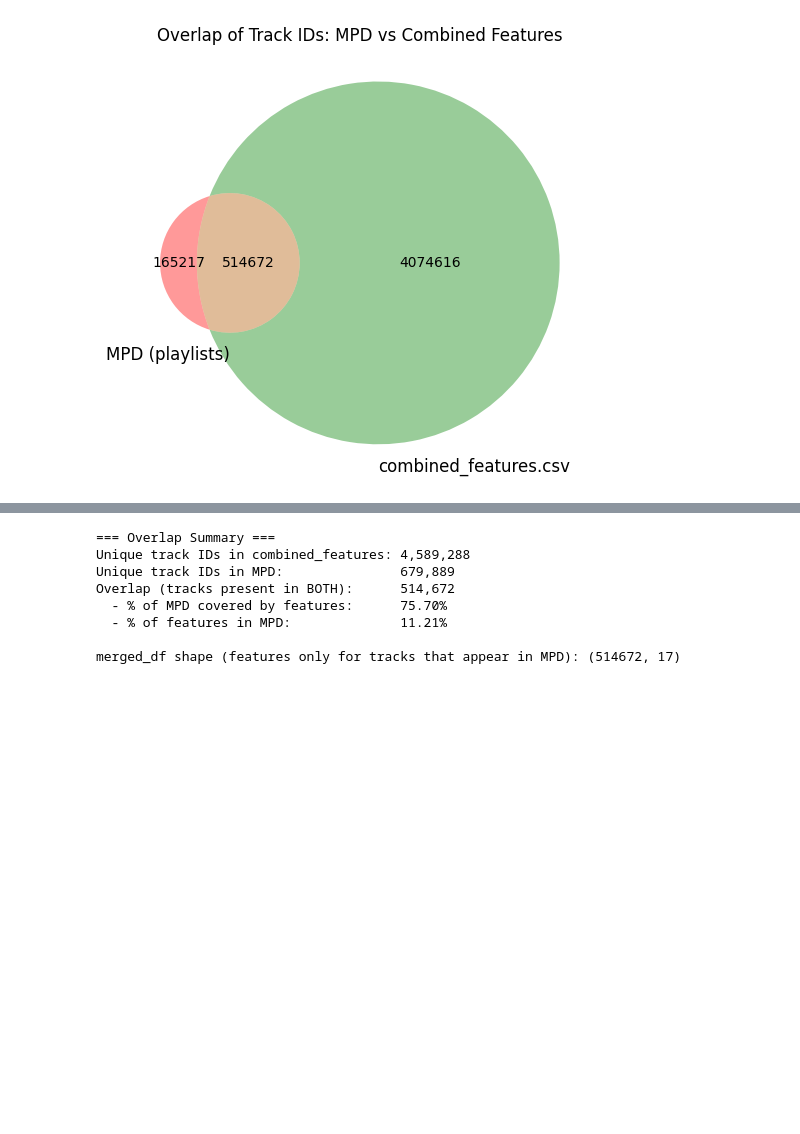
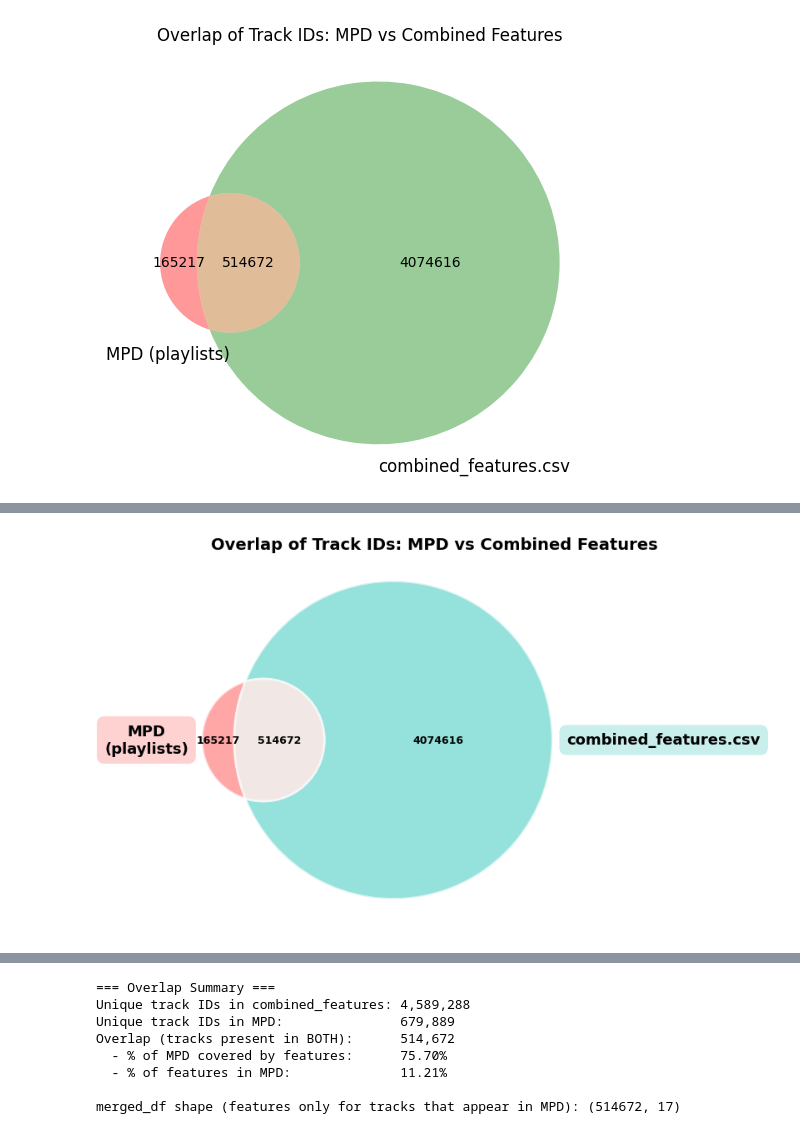
Before and after one commit to KieranSatheesan/Music_Recommender, a Jupyter notebook: notebooks/04_overlap.ipynb, the cells around one changed output, grey strips where cells are left out. Cells and saved outputs as stored; diff of their text form; code cells hidden in the pictures; blank space fills up the shorter version.

```diff
--- a/notebooks/04_overlap.ipynb
+++ b/notebooks/04_overlap.ipynb
@@ -175,3 +233,72 @@ plt.show()
+# %%
+if "venn2" not in globals():
+    try:
+        from matplotlib_venn import venn2
+    except Exception as e:
+        print("Could not import matplotlib_venn. Install it with:")
+        print("  pip install matplotlib-venn")
+        raise e
+
+# Color options - feel free to change these!
+color_mpd = '#FF6B6B'           # Coral Red for MPD
+color_features = '#4ECDC4'      # Turquoise for Features
+alpha_value = 0.6               # Transparency (0-1)
+edge_color = 'white'            # Border color
+edge_width = 2                  # Border thickness
+title_shift = 0.14              # Adjust this to shift title left/right (negative = left, positive = right)
+
+plt.figure(figsize=(14, 5))  # Even wider figure
+ax = plt.subplot(111)
+
+v = venn2(
+    subsets=(
+        n_mpd - n_intersection,      # MPD only
+        n_feat - n_intersection,     # Features only
+        n_intersection               # Both
+    ),
+    set_labels=("", ""),  # Remove default labels
+    set_colors=(color_mpd, color_features),
+    alpha=alpha_value,
+    ax=ax
+)
+
+# Set aspect ratio to keep circles circular
+ax.set_aspect('equal')
+
+# Customize the patches (circles)
+for patch in v.patches:
+    if patch:
+        patch.set_edgecolor(edge_color)
+        patch.set_linewidth(edge_width)
+
+# Customize subset labels (numbers)
+for text in v.subset_labels:
+    if text:
+        text.set_fontsize(9)
+        text.set_fontweight('bold')
+        text.set_color('black')
+
+# Add custom labels on the left and right sides
+# Get the center positions of the circles
+left_circle_x = v.get_label_by_id('10').get_position()[0] if v.get_label_by_id('10') else -0.5
+right_circle_x = v.get_label_by_id('01').get_position()[0] if v.get_label_by_id('01') else 0.5
+
+# Place labels further to the left and right
+ax.text(left_circle_x - 0.25, 0, "MPD\n(playlists)",
+        fontsize=13, fontweight='bold', ha='center', va='center',
+        bbox=dict(boxstyle='round,pad=0.5', facecolor=color_mpd, alpha=0.3, edgecolor='none'))
+
+ax.text(right_circle_x + 0.785, 0, "combined_features.csv",
+        fontsize=13, fontweight='bold', ha='center', va='center',
+        bbox=dict(boxstyle='round,pad=0.5', facecolor=color_features, alpha=0.3, edgecolor='none'))
+
+# Add title with horizontal shift
+plt.title("Overlap of Track IDs: MPD vs Combined Features",
+          fontsize=14, fontweight='bold', pad=0, x=0.5 + title_shift)
+plt.tight_layout()
+plt.show()
+# %% [output]
+[figure, added]
 # %%
 # Take a small sample of overlapping IDs
 sample_ids = list(intersection_ids)
```
Also changed, not shown: parts of 2 cells of this notebook, 1 other file.
